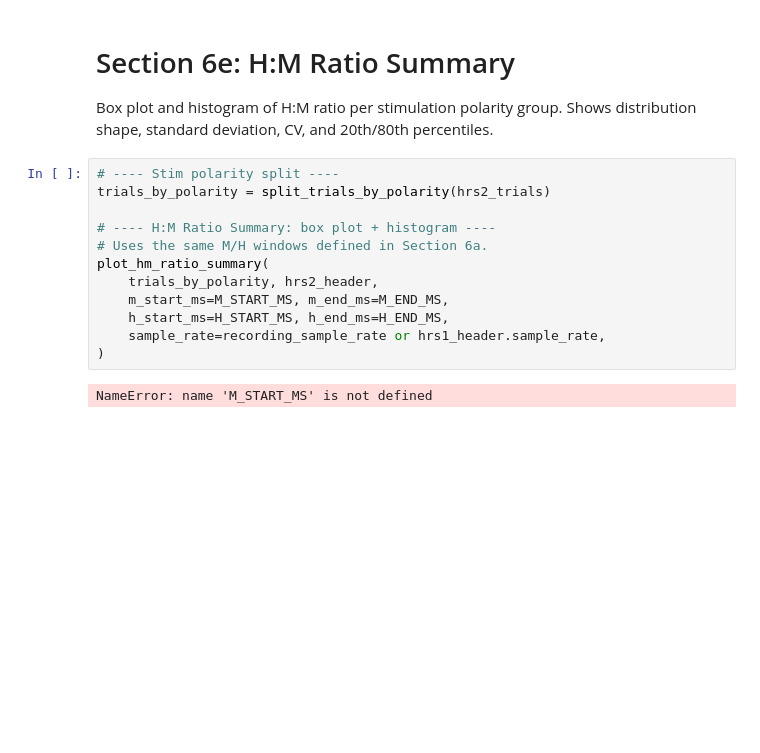
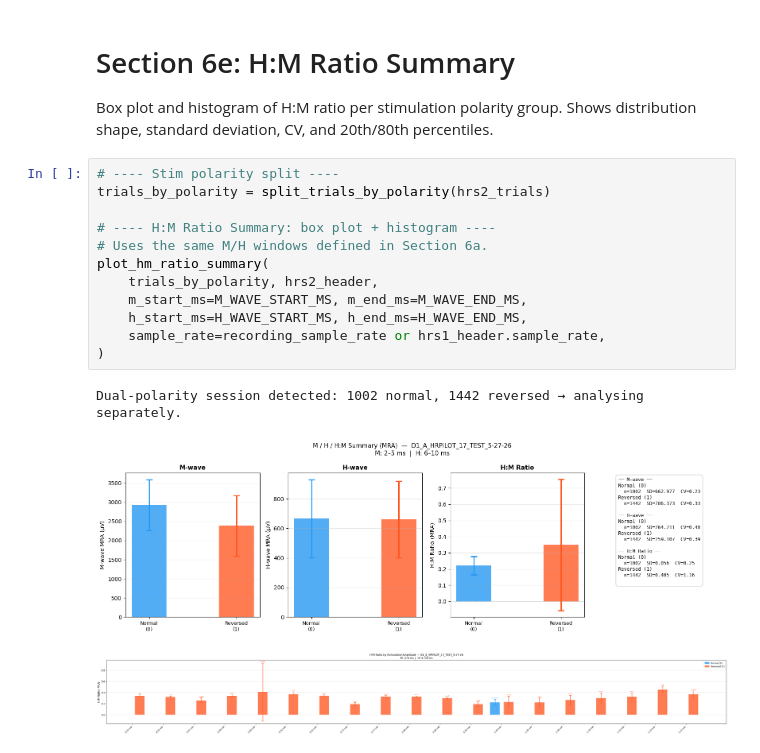
Before and after one commit to yahriels/Open-Ephys-H-Reflex-Python-Data-Analysis, a Jupyter notebook: src/open_ephys/analysis/Post_Hoc_Global_Windowing copy.ipynb, the cells around one changed output. Saved outputs shown, nothing was run; the diff lists cells and outputs as text; blank space fills up the shorter version.

```diff
--- a/src/open_ephys/analysis/Post_Hoc_Global_Windowing copy.ipynb
+++ b/src/open_ephys/analysis/Post_Hoc_Global_Windowing copy.ipynb
@@ -637,14 +643,16 @@ Shows distribution shape, standard deviation, CV, and 20th/80th percentiles.
 # %%
 # ---- Stim polarity split ----
 trials_by_polarity = split_trials_by_polarity(hrs2_trials)
 
 # ---- H:M Ratio Summary: box plot + histogram ----
 # Uses the same M/H windows defined in Section 6a.
 plot_hm_ratio_summary(
     trials_by_polarity, hrs2_header,
-    m_start_ms=M_START_MS, m_end_ms=M_END_MS,
-    h_start_ms=H_START_MS, h_end_ms=H_END_MS,
+    m_start_ms=M_WAVE_START_MS, m_end_ms=M_WAVE_END_MS,
+    h_start_ms=H_WAVE_START_MS, h_end_ms=H_WAVE_END_MS,
     sample_rate=recording_sample_rate or hrs1_header.sample_rate,
 )
 # %% [output]
-NameError: name 'M_START_MS' is not defined
+Dual-polarity session detected: 1002 normal, 1442 reversed → analysing separately.
+[figure, added]
+[figure, added]
```
Also changed, not shown: parts of 15 cells of this notebook, 3 other files.
